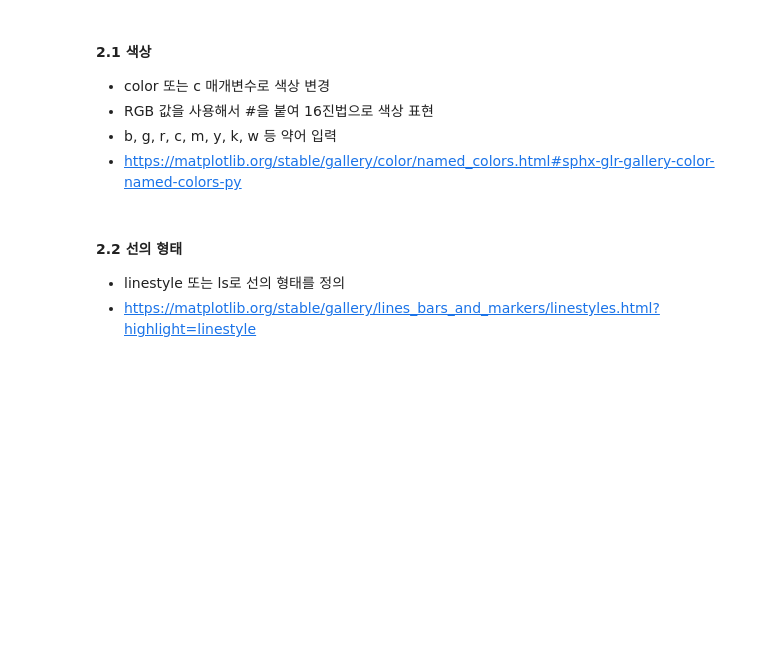
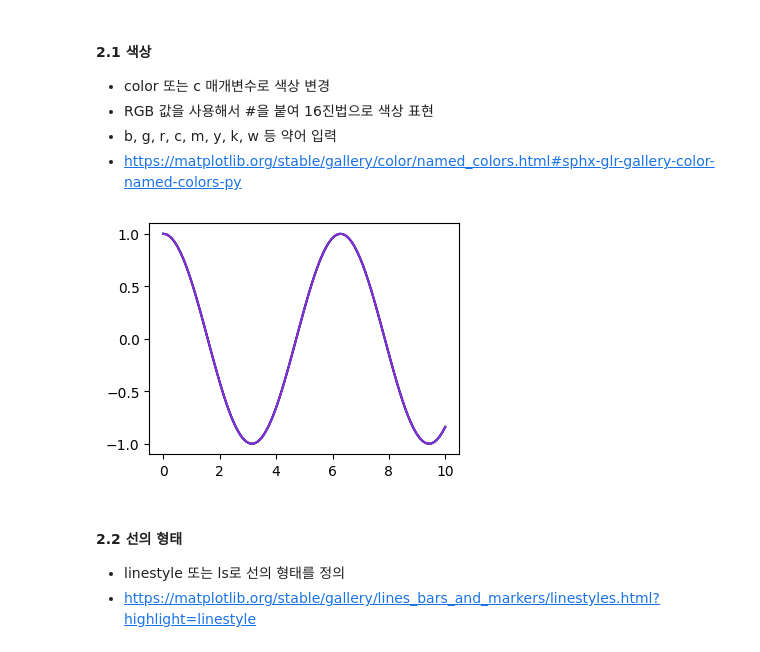
Before and after one commit to Joyschool/dataAnalysis, a Jupyter notebook: 2_데이터분석_02_라이브러리_Matplotlib_실습.ipynb, the cells around one changed output. Saved outputs shown, nothing was run; the diff lists cells and outputs as text; code cells hidden in the pictures; blank space fills up the shorter version.

```diff
--- a/2_데이터분석_02_라이브러리_Matplotlib_실습.ipynb
+++ b/2_데이터분석_02_라이브러리_Matplotlib_실습.ipynb
@@ -239,5 +279,17 @@ plt.show()
 - RGB 값을 사용해서 #을 붙여 16진법으로 색상 표현
 - b, g, r, c, m, y, k, w 등 약어 입력
 - https://matplotlib.org/stable/gallery/color/named_colors.html#sphx-glr-gallery-color-named-colors-py
+# %%
+
+
+X = np.linspace(0, 10, 100)      # 0~10사이의 선형 분포 100개
+Y = np.cos(X)                    # X의 코사인 값
+
+plt.plot(X, Y, c='c')
+plt.plot(X, Y, c='#000000')
+plt.plot(X, Y, c='blueviolet')
+plt.show()
+# %% [output]
+[figure, added]
 # %%
 # 그래프 크기 설정
```
Also changed, not shown: parts of 53 cells of this notebook.
